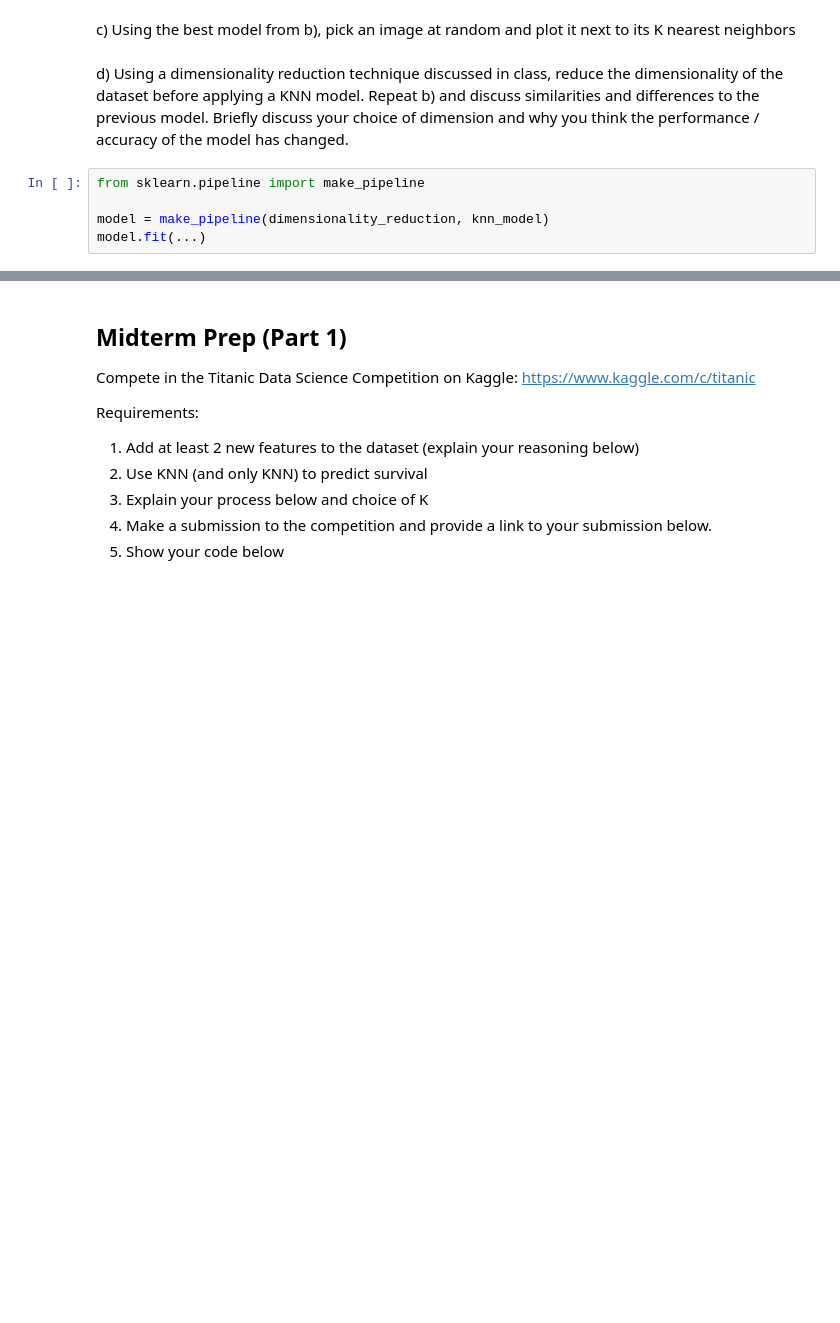
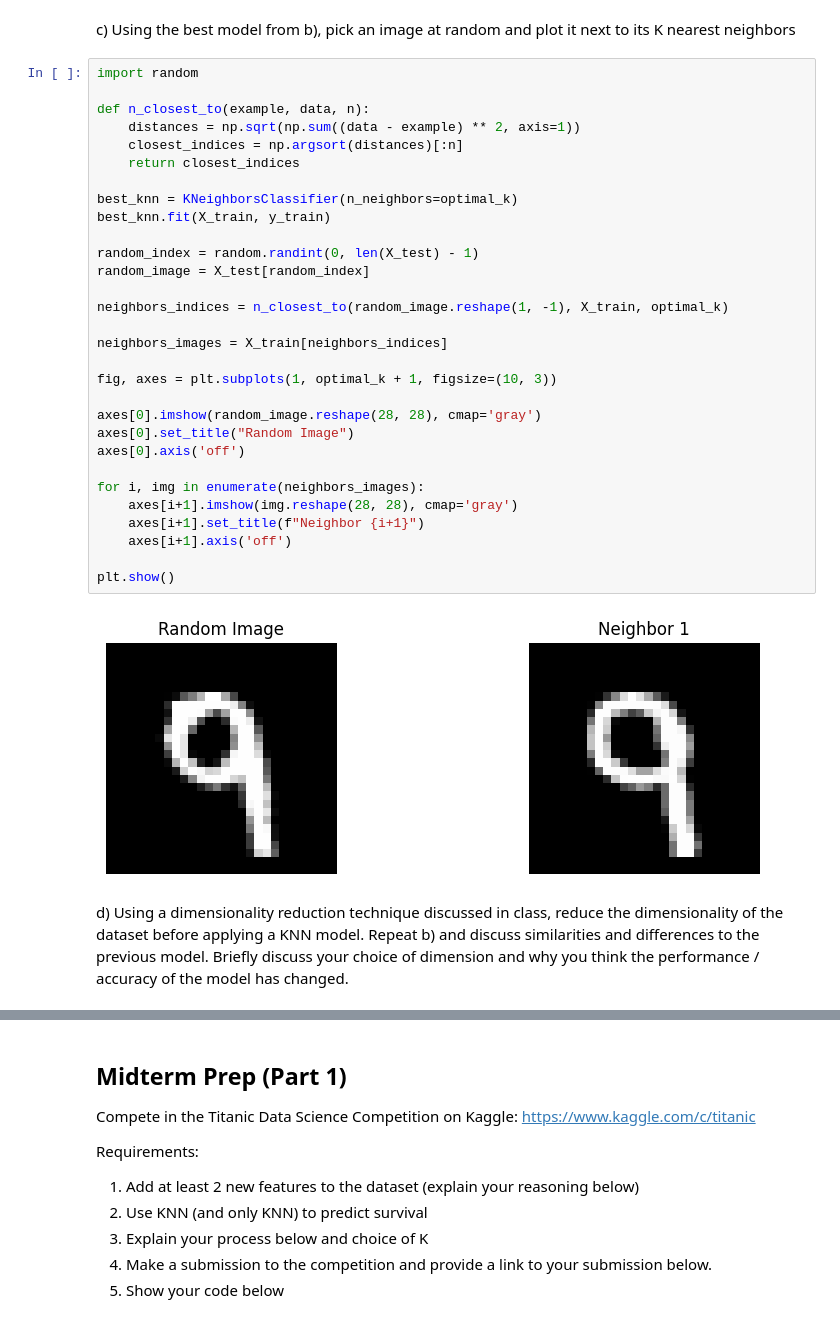
Before and after one commit to stonetharris/CS506, a Jupyter notebook: worksheets/worksheet_12.ipynb, the cells around one changed output, grey strips where cells are left out. Drawn from its saved outputs; the diff is of its cells as text; blank space fills up the shorter version.

```diff
--- a/worksheets/worksheet_12.ipynb
+++ b/worksheets/worksheet_12.ipynb
@@ -275,10 +275,37 @@ print(f"Optimal K: {optimal_k} with testing accuracy: {max(test_accuracies)}")
 Optimal K: 1 with testing accuracy: 0.9723571428571428
 # %% [markdown]
 c) Using the best model from b), pick an image at random and plot it next to its K nearest neighbors
+# %%
+import random
+
+def n_closest_to(example, data, n):
+    distances = np.sqrt(np.sum((data - example) ** 2, axis=1))
+    closest_indices = np.argsort(distances)[:n]
+    return closest_indices
+
+best_knn = KNeighborsClassifier(n_neighbors=optimal_k)
+best_knn.fit(X_train, y_train)
+
+random_index = random.randint(0, len(X_test) - 1)
+random_image = X_test[random_index]
+
+neighbors_indices = n_closest_to(random_image.reshape(1, -1), X_train, optimal_k)
+
+neighbors_images = X_train[neighbors_indices]
+
+fig, axes = plt.subplots(1, optimal_k + 1, figsize=(10, 3))
+
+axes[0].imshow(random_image.reshape(28, 28), cmap='gray')
+axes[0].set_title("Random Image")
+axes[0].axis('off')
+
+for i, img in enumerate(neighbors_images):
+    axes[i+1].imshow(img.reshape(28, 28), cmap='gray')
+    axes[i+1].set_title(f"Neighbor {i+1}")
+    axes[i+1].axis('off')
+
+plt.show()
+# %% [output]
+[figure, added]
 # %% [markdown]
 d) Using a dimensionality reduction technique discussed in class, reduce the dimensionality of the dataset before applying a KNN model. Repeat b) and discuss similarities and differences to the previous model. Briefly discuss your choice of dimension and why you think the performance / accuracy of the model has changed.
-# %%
-from sklearn.pipeline import make_pipeline
-
-model = make_pipeline(dimensionality_reduction, knn_model)
-model.fit(...)
```
Also changed, not shown: parts of 2 cells of this notebook.
